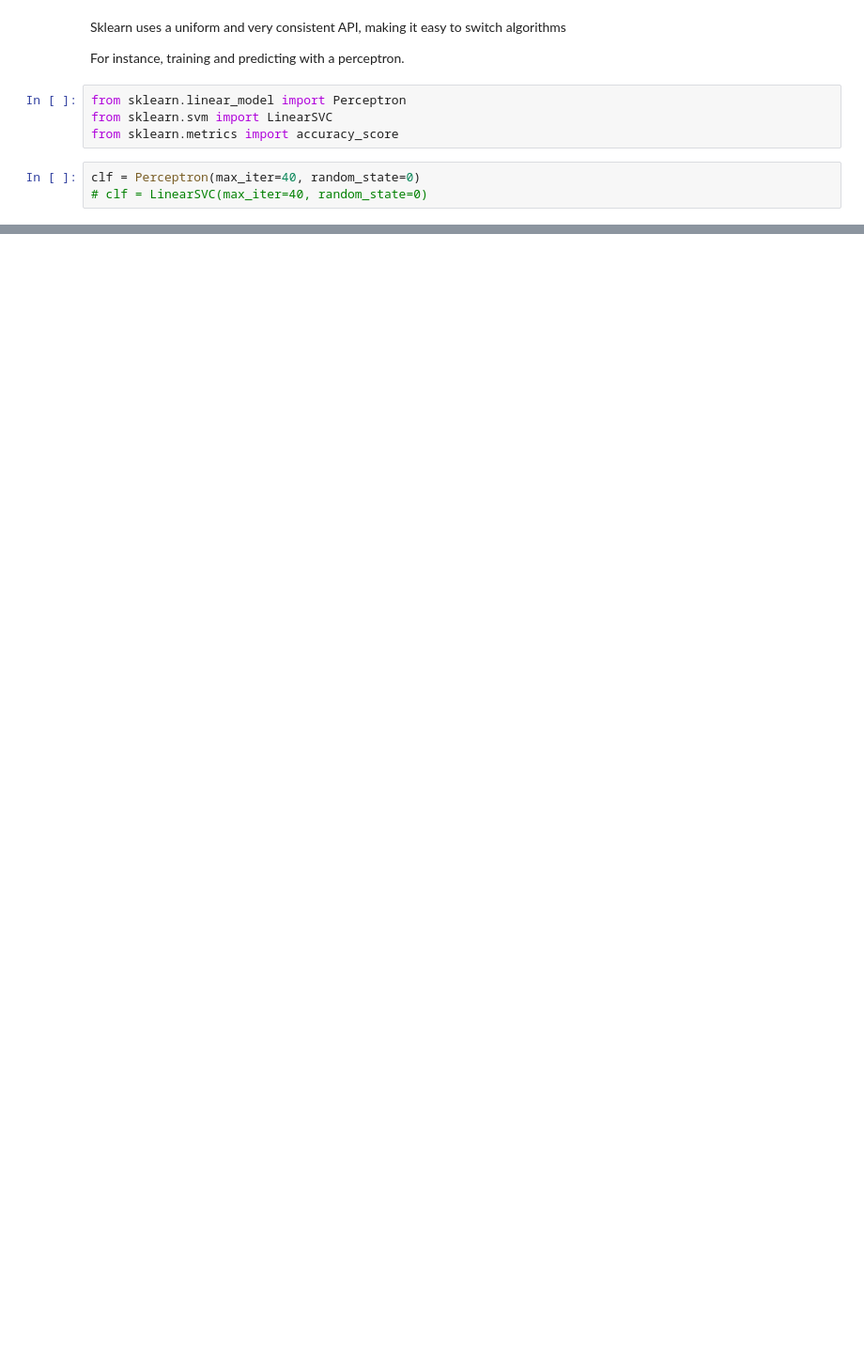
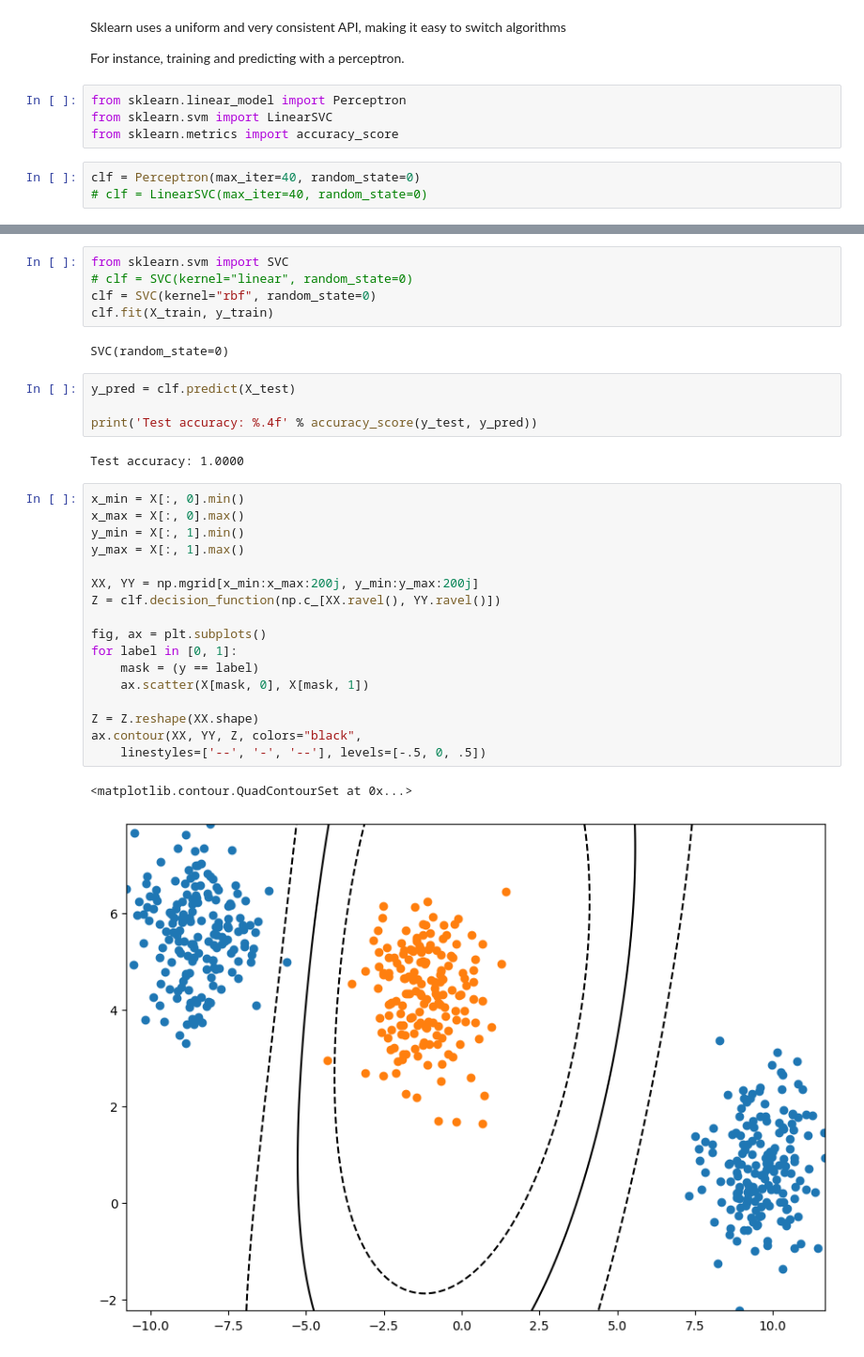
Before and after one commit to Youssra1999/ML_Projects, a Jupyter notebook: ML_Tutorials.ipynb, the cells around one changed output, grey strips where cells are left out. Shown at 94% size. Saved outputs shown, nothing was run; the diff lists cells and outputs as text; blank space fills up the shorter version.

```diff
--- a/ML_Tutorials.ipynb
+++ b/ML_Tutorials.ipynb
@@ -232,0 +270,33 @@ clf = Perceptron(max_iter=40, random_state=0)
+# %%
+from sklearn.svm import SVC
+# clf = SVC(kernel="linear", random_state=0)
+clf = SVC(kernel="rbf", random_state=0)
+clf.fit(X_train, y_train)
+# %% [output]
+SVC(random_state=0)
+# %%
+y_pred = clf.predict(X_test)
+
+print('Test accuracy: %.4f' % accuracy_score(y_test, y_pred))
+# %% [output]
+Test accuracy: 1.0000
+# %%
+x_min = X[:, 0].min()
+x_max = X[:, 0].max()
+y_min = X[:, 1].min()
+y_max = X[:, 1].max()
+
+XX, YY = np.mgrid[x_min:x_max:200j, y_min:y_max:200j]
+Z = clf.decision_function(np.c_[XX.ravel(), YY.ravel()])
+
+fig, ax = plt.subplots()
+for label in [0, 1]:
+    mask = (y == label)
+    ax.scatter(X[mask, 0], X[mask, 1])
+
+Z = Z.reshape(XX.shape)
+ax.contour(XX, YY, Z, colors="black",
+    linestyles=['--', '-', '--'], levels=[-.5, 0, .5])
+# %% [output]
+<matplotlib.contour.QuadContourSet at 0x...>
+[figure, added]
```
Also changed, not shown: parts of 17 cells of this notebook.
